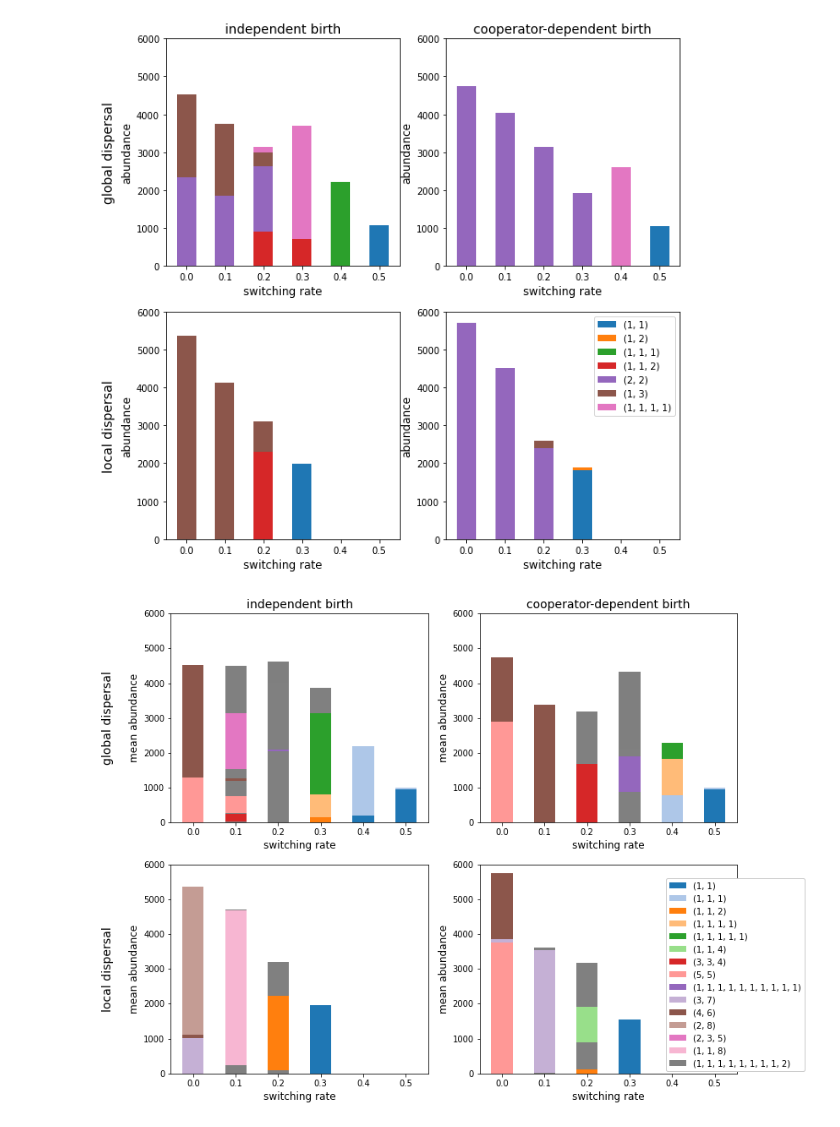
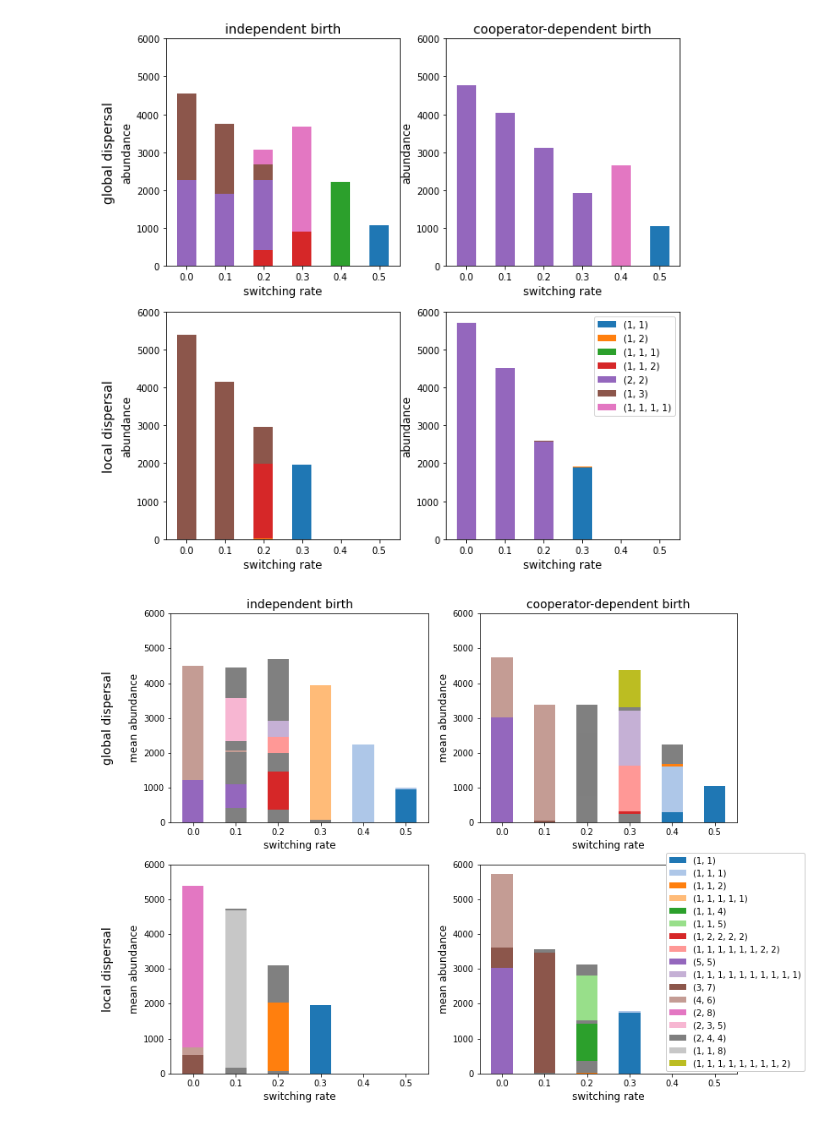
Before and after one commit to osmond-lab/fragmenting-lattice, a Jupyter notebook: plots.ipynb, the cells around one changed output. Cells and saved outputs as stored; diff of their text form; code cells hidden in the pictures.

```diff
--- a/plots.ipynb
+++ b/plots.ipynb
@@ -52,7 +52,7 @@ for a in ass:
         for m in ms:
             counts = []
             for rep in reps:
-                _,mos,_ = np.load('data/sim_%dT_%dM_%dn_%.1fb_%da_%.2fd_%dr_%ds_%sm_%sw_%slocal_%drep.npy' %(T,M,n,b,a,d,r,s,m,m,local,rep))
+                _,mos,_ = np.load('data/fig4_%dT_%dM_%dn_%.1fb_%da_%.2fd_%dr_%ds_%sm_%sw_%slocal_%drep.npy' %(T,M,n,b,a,d,r,s,m,m,local,rep))
                 counts.append([np.sum(mos==i) for i in range(nmodes+1)])
             mcounts.append(np.mean(counts, axis=0))
         mcounts = np.array(mcounts)
@@ -81,7 +81,7 @@ plt.legend()
 plt.savefig('plots/fig4_n%d.jpg' %n)
 plt.show()
 # %% [output]
-[figure, old version]
+[figure, new version]
 # %%
 T = 5000
 M = 100
@@ -106,7 +106,7 @@ for a in ass:
         for m in ms:
             counts = []
             for rep in reps:
-                _,mos,_ = np.load('data/sim_%dT_%dM_%dn_%.1fb_%da_%.2fd_%dr_%ds_%sm_%sw_%slocal_%drep.npy' %(T,M,n,b,a,d,r,s,m,m,local,rep))
+                _,mos,_ = np.load('data/fig4_%dT_%dM_%dn_%.1fb_%da_%.2fd_%dr_%ds_%sm_%sw_%slocal_%drep.npy' %(T,M,n,b,a,d,r,s,m,m,local,rep))
                 counts.append([np.sum(mos==i) for i in range(nmodes+1)])
             mcounts.append(np.mean(counts, axis=0))
         mcounts = np.array(mcounts)
@@ -133,31 +133,31 @@ for a in ass:
         ax = axs[1 if local else 0,a]
         j = 0
         for i in range(nmodes):
             if i in ixs:
                 ax.bar(ms, mcounts[:,i+1], bottom=bottom, width=0.05, label=modes[i], color=mpl.cm.tab20(j))
                 j += 1
             else:
                 ax.bar(ms, mcounts[:,i+1], bottom=bottom, width=0.05, color='gray')
             bottom += mcounts[:,i+1]
         ax.set_xlabel('switching rate', fontsize=12)
         ax.set_ylabel('mean abundance', fontsize=12)
 #         ax.set_title('a=%d, globall=%d' %(a,globall))
         if not local:
             if a==0:
                 ax.set_title('independent birth', fontsize=14)
             else:
                 ax.set_title('cooperator-dependent birth', fontsize=14)
         if a==0:
             if not local:
                 ax.text(-0.2, 3000, 'global dispersal', fontsize=14, rotation='vertical', horizontalalignment='center', verticalalignment='center')
             else:
                 ax.text(-0.2, 3000, 'local dispersal', fontsize=14, rotation='vertical', horizontalalignment='center', verticalalignment='center')
         ax.set_ylim(0,6000)
 #         ax.legend()
 
 handles, labels = ax.get_legend_handles_labels()
 fig.legend(handles, labels, loc=(0.8,0.075), fancybox=True, framealpha=1)
 plt.savefig('plots/fig4_n%d.jpg' %n)
 plt.show()
 # %% [output]
-[figure, old version]
+[figure, new version]
```
